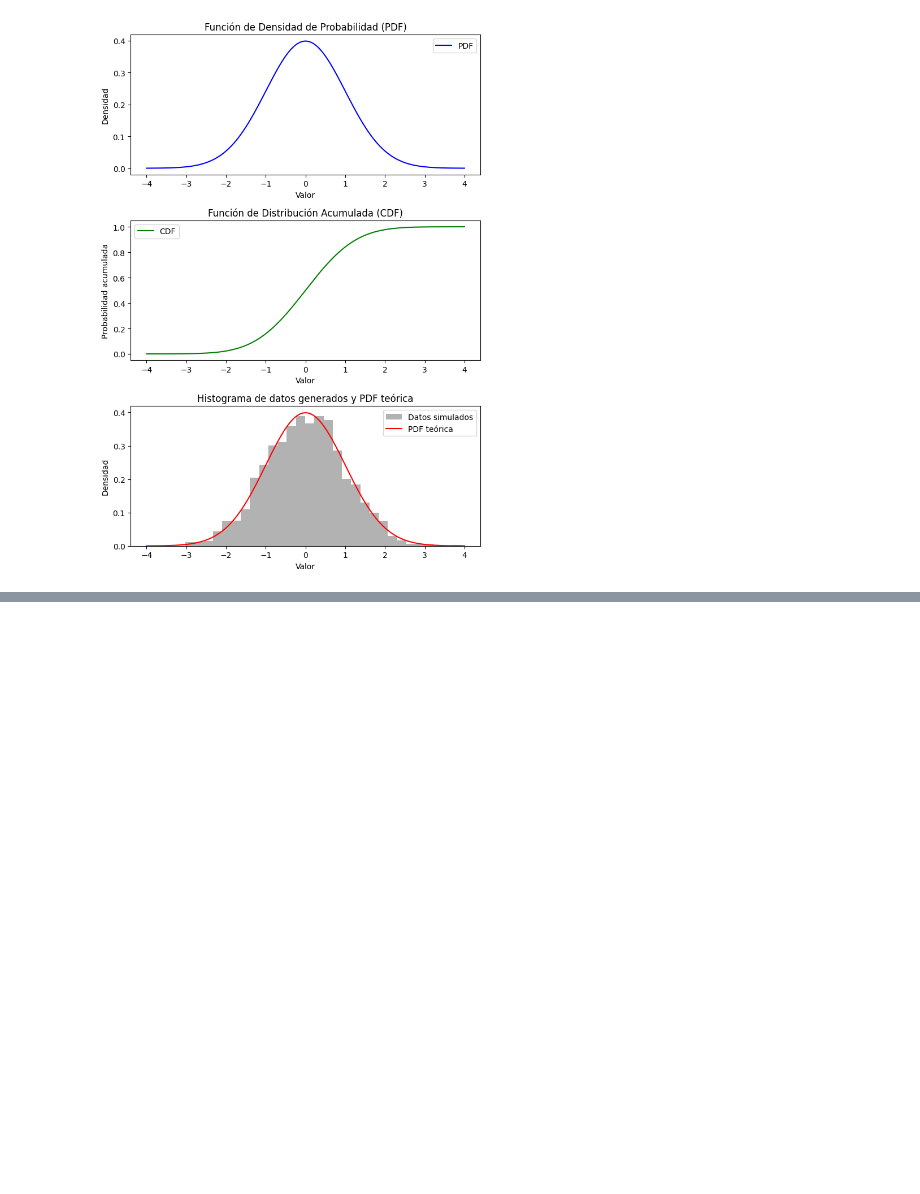
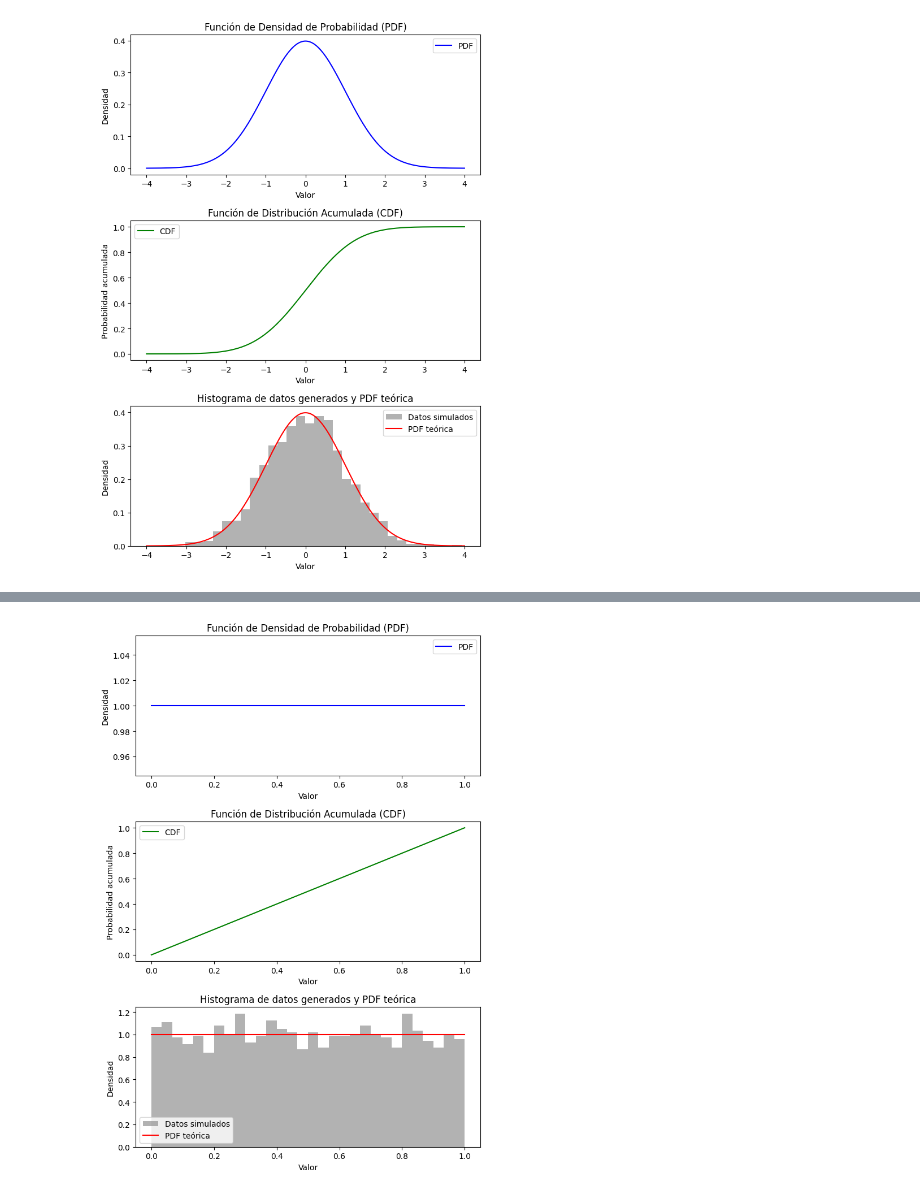
Before and after one commit to Eleiny9/probability-distribution-exercises-project-with-python, a Jupyter notebook: notebook/problems.es.ipynb, the cells around one changed output, grey strips where cells are left out. Cells and saved outputs as stored; diff of their text form; code cells hidden in the pictures; blank space fills up the shorter version.

Commit message:
Distribución uniforme

```diff
--- a/notebook/problems.es.ipynb
+++ b/notebook/problems.es.ipynb
@@ -171,0 +173,81 @@ Generate 2000 random values from a Normal(0, 1) distribution: [ 0.49671415 -0.13
+# %%
+from scipy.stats import uniform
+import numpy as np
+import matplotlib.pyplot as plt
+
+# Definir todas las funciones de probabilidad relacionadas con esta distribución.
+
+def dunif(x, a=0, b=1):
+    """
+    Calcula la estimación puntual de la distribución uniforme.
+    """
+    result = uniform.pdf(x, loc=a, scale=b-a)
+    return result
+
+def punif(q, a=0, b=1):
+    """
+    Calcula el acumulado de la distribución uniforme.
+    """
+    result = uniform.cdf(q, loc=a, scale=b-a)
+    return result
+
+def qunif(p, a=0, b=1):
+    """
+    Calcula la función cuantil a partir de la distribución uniforme.
+    """
+    result = uniform.ppf(p, loc=a, scale=b-a)
+    return result
+
+def runif(n, a=0, b=1):
+    """
+    Genera variables aleatorias a partir de la distribución uniforme.
+    """
+    result = uniform.rvs(loc=a, scale=b-a, size=n)
+    return result
+
+
+np.random.seed(42)
+
+print(f"Probability density that a Uniform(0, 1) takes the value 0.5: {dunif(0.5, a=0, b=1)}")
+print(f"Probability that a Uniform(0, 1) will take a value less than 0.5: {punif(0.5, a=0, b=1)}")
+print(f"Which value of a Uniform(0, 1) has a cumulative probability of 0.9? {qunif(0.9, a=0, b=1)}")
+print(f"Generate 2000 random values from a Uniform(0, 1) distribution: {runif(2000, a=0, b=1)}")
+
+# Generar datos a partir de la distribución uniforme
+data = runif(2000, a=0, b=1)
+
+# Crear un rango de valores para la visualización
+x = np.linspace(0, 1, 1000)
+
+# Calcular PDF y CDF para visualización
+pdf = dunif(x, a=0, b=1)
+cdf = punif(x, a=0, b=1)
+
+# Crear la figura y los ejes
+fig, axis = plt.subplots(3, 1, figsize=(7, 10))
+
+# Graficar la PDF
+axis[0].plot(x, pdf, label='PDF', color='blue')
+axis[0].set_title('Función de Densidad de Probabilidad (PDF)')
+axis[0].set_xlabel('Valor')
+axis[0].set_ylabel('Densidad')
+axis[0].legend()
+
+# Graficar la CDF
+axis[1].plot(x, cdf, label='CDF', color='green')
+axis[1].set_title('Función de Distribución Acumulada (CDF)')
+axis[1].set_xlabel('Valor')
+axis[1].set_ylabel('Probabilidad acumulada')
+axis[1].legend()
+
+# Graficar histograma de los datos generados
+axis[2].hist(data, bins=30, density=True, alpha=0.6, color='gray', label='Datos simulados')
+axis[2].plot(x, pdf, label='PDF teórica', color='red')
+axis[2].set_title('Histograma de datos generados y PDF teórica')
+axis[2].set_xlabel('Valor')
+axis[2].set_ylabel('Densidad')
+axis[2].legend()
+
+plt.tight_layout()
+plt.show()
+# %% [output]
@@ -171,0 +258 @@ Generate 2000 random values from a Normal(0, 1) distribution: [ 0.49671415 -0.13
+[figure, added]
```
Also changed, not shown: parts of 3 cells of this notebook.
